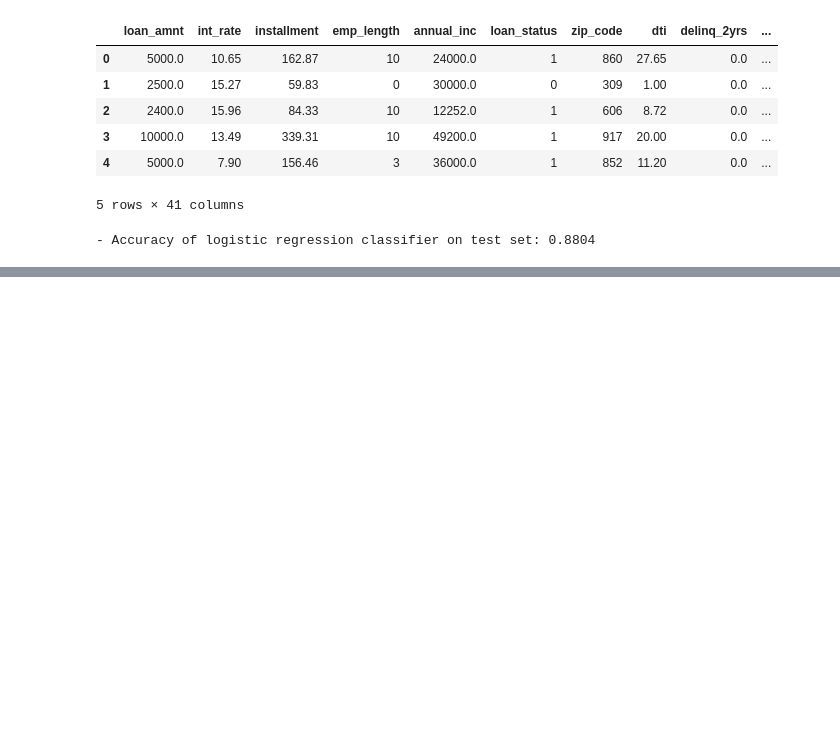
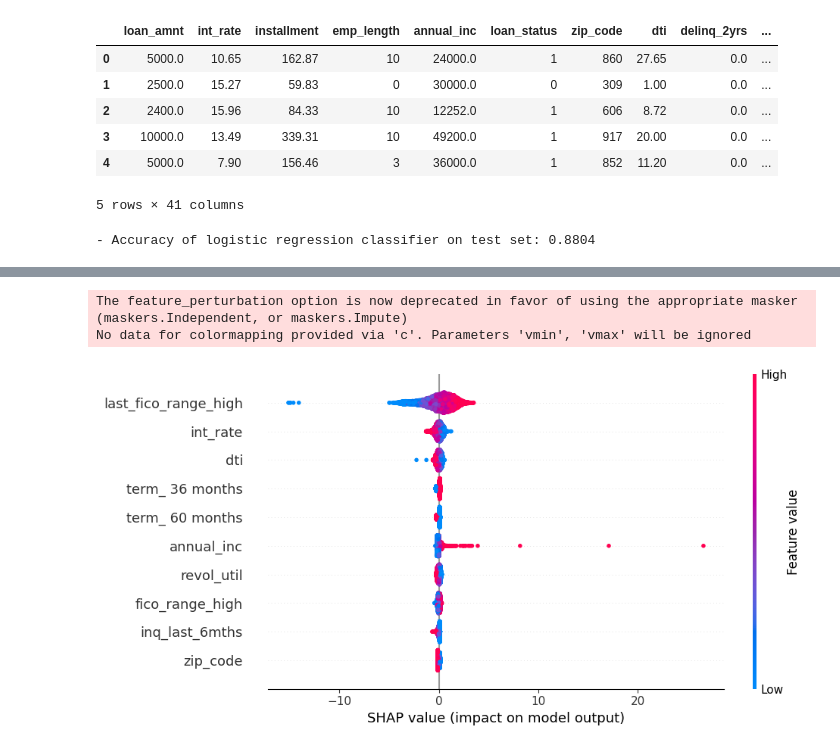
Before and after one commit to nthng-quan/t2mt2d-intro-to-ml, a Jupyter notebook: shap.ipynb, the cells around one changed output, grey strips where cells are left out. Cells and saved outputs as stored; diff of their text form; code cells hidden in the pictures; blank space fills up the shorter version.

```diff
--- a/shap.ipynb
+++ b/shap.ipynb
@@ -247,0 +260,8 @@ shap.summary_plot(shap_values, X_test, plot_type="bar")
+# %%
+explainer = shap.LinearExplainer(logreg, X_train, feature_perturbation="correlation_dependent")
+shap_values = explainer.shap_values(X_test)
+shap.summary_plot(shap_values, X_test, plot_size=(10, 5), max_display=10)
+# %% [output]
+The feature_perturbation option is now deprecated in favor of using the appropriate masker (maskers.Independent, or maskers.Impute)
+No data for colormapping provided via 'c'. Parameters 'vmin', 'vmax' will be ignored
+[figure, added]
```
Also changed, not shown: parts of 24 cells of this notebook, 3 other files.
